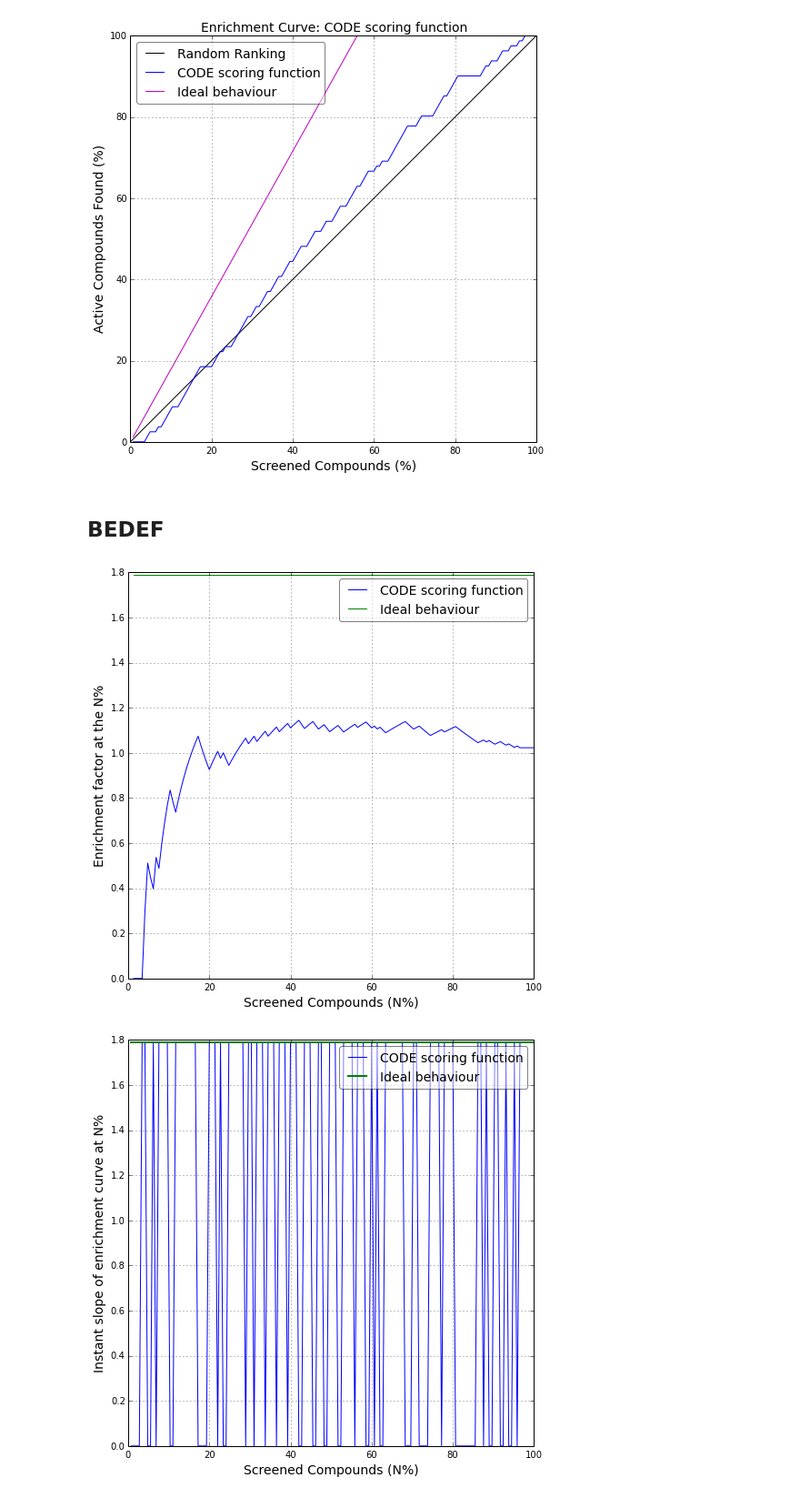
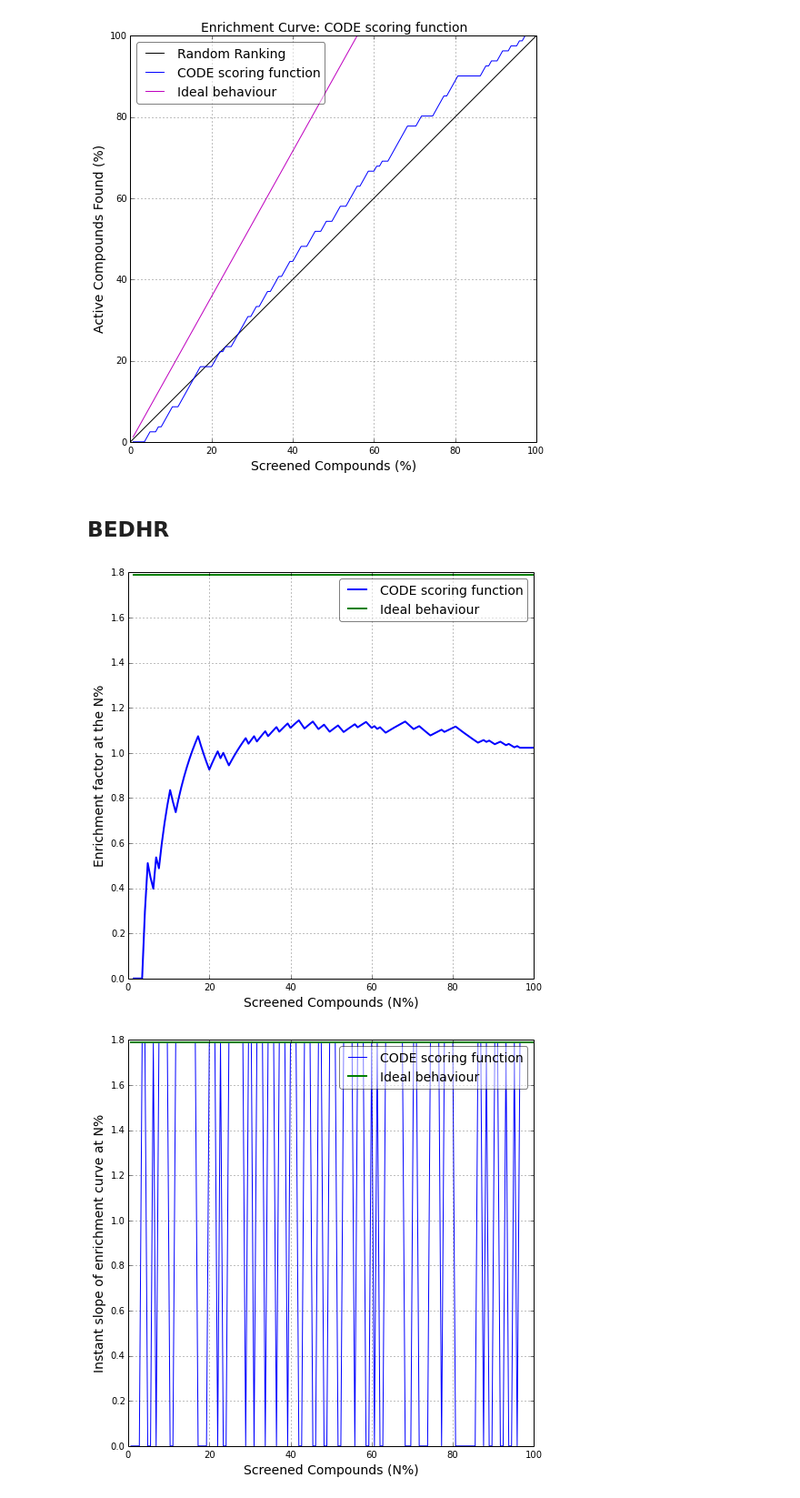
Before and after one commit to cebasfu93/CODE, a Jupyter notebook: CODE.ipynb, the cells around one changed output. Shown: that part at 91% size. Cells and saved outputs as stored; diff of their text form; code cells hidden in the pictures.

```diff
--- a/CODE.ipynb
+++ b/CODE.ipynb
@@ -298,7 +298,7 @@ show()
 # %% [output]
 [figure]
 # %% [markdown]
-## BEDEF
+## BEDHR
 # %%
 def EnrichFacN(screen_array, act_array):
     pend_array=[]
@@ -314,15 +314,18 @@ pendiente_CODE=EnrichFacN(CompScreened(DatosArreg), ActScreened(DatosArreg_code,
 pendiente_ideal=EnrichFacN(CompScreened(DatosArreg), ActScreened(DatosArreg_code, 0))
 # %%
 figure(figsize=(8,8)); hold=True
-plot(CompScreened(DatosArreg)[1:], pendiente_CODE, label="CODE scoring function")
-plot(CompScreened(DatosArreg)[1:], pendiente_ideal, label="Ideal behaviour")
+plot(CompScreened(DatosArreg)[1:], pendiente_CODE, label="CODE scoring function", lw=2)
+plot(CompScreened(DatosArreg)[1:], pendiente_ideal, label="Ideal behaviour", lw=2)
 xlabel("Screened Compounds (N%)", fontsize=tamano)
 ylabel("Enrichment factor at the N%", fontsize=tamano)
 legend(fontsize=tamano, fancybox=True, loc=1).get_frame().set_alpha(0.5)
 grid()
+savefig(Nombre + '/' + 'EnrichmentFactors.png')
+
+#
 show()
 # %% [output]
-[figure, old version]
+[figure, new version]
 # %%
 def pendiente(screen_array, act_array):
     pend_array=[]
```
Also changed, not shown: parts of 3 cells of this notebook, 1 other file.
